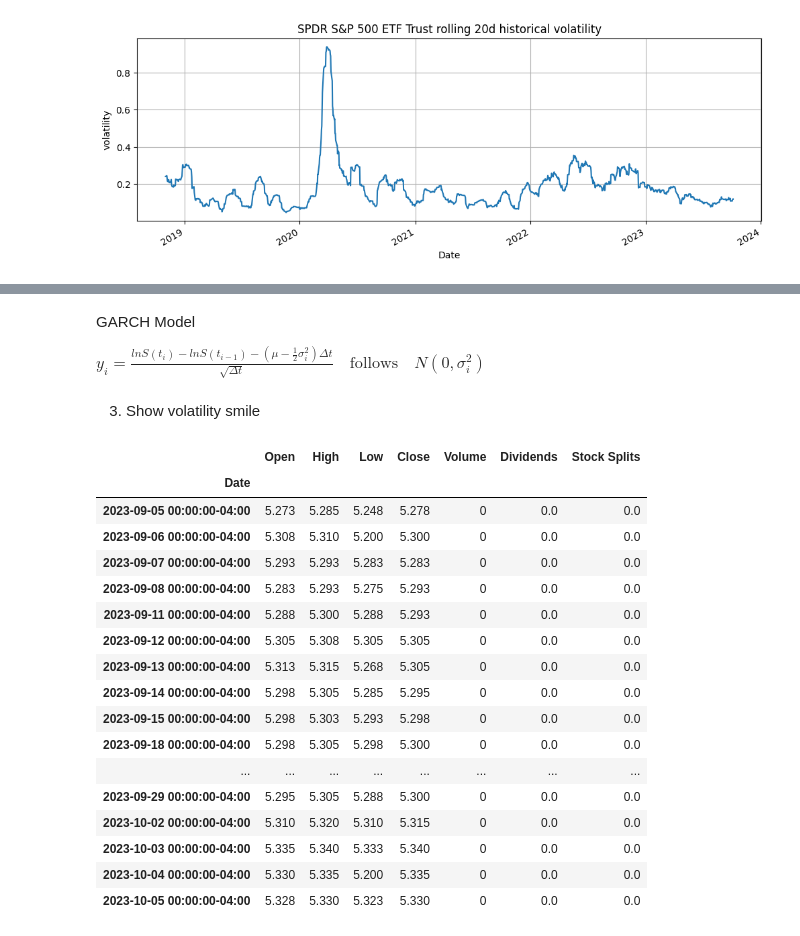
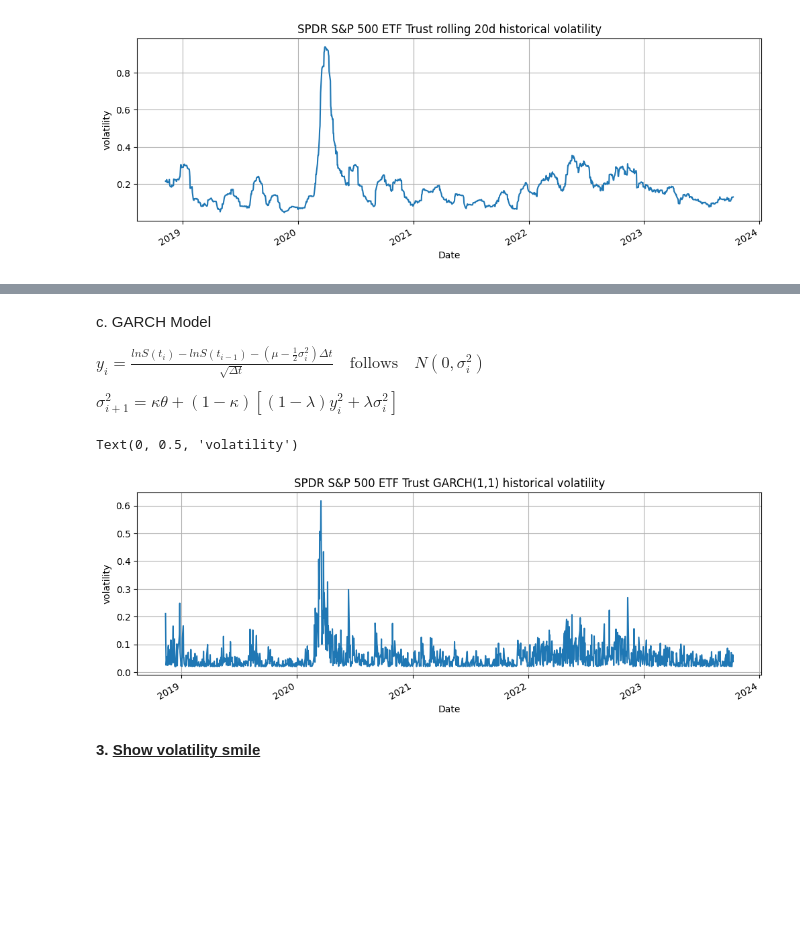
Before and after one commit to laic0022/FN6808_Derivative_Securities, a Jupyter notebook: Course_Project.ipynb, the cells around one changed output, grey strips where cells are left out. Cells and saved outputs as stored; diff of their text form; code cells hidden in the pictures; blank space fills up the shorter version.

```diff
--- a/Course_Project.ipynb
+++ b/Course_Project.ipynb
@@ -72,6 +78,26 @@ Text(0, 0.5, 'volatility')
 # %% [markdown]
-GARCH Model
+c. GARCH Model
 
 $y_i=\frac{lnS(t_i)-lnS(t_{i-1})-(\mu-\frac{1}{2}\sigma_i^2)\Delta t}{\sqrt{\Delta t}} \quad \text{follows} \quad N(0,\sigma_i^2)$
+
+$\sigma_{i+1}^2=\kappa\theta+(1-\kappa)[(1-\lambda)y_i^2+\lambda\sigma_i^2]$
+# %%
+kappa = 0.01
+theta = 0.04
+dacay = 0.9
+# %%
+#EWMA volatility model
+vol0 = y[:21].std()
+garch_vol = pd.Series(index=y.index)
+for i in range(22, len(y.index)):
+    garch_vol.iloc[i] = kappa*theta+(1-kappa)*((1-decay)*y.iloc[i-1]**2 + decay*vol0**2)
+    vol0 =  garch_vol.iloc[i]
+garch_vol = np.sqrt(garch_vol)
+# %%
+ax = garch_vol.plot(figsize=(12,4),grid=True,title=spy.info['longName']+' GARCH(1,1) historical volatility')
+ax.set_ylabel('volatility')
+# %% [output]
+Text(0, 0.5, 'volatility')
+[figure, added]
 # %% [markdown]
-3. Show volatility smile
+<b> 3. <u>Show volatility smile </u></b>
@@ -80,21 +103,0 @@ us3m_bond = yf.Ticker('^IRX')
-# %%
-us3m_bond.history(period="1mo")
-# %% [output]
-|  | Open | High | Low | Close | Volume | Dividends | Stock Splits |
-| Date |  |  |  |  |  |  |  |
-| 2023-09-05 00:00:00-04:00 | 5.273 | 5.285 | 5.248 | 5.278 | 0 | 0.0 | 0.0 |
-| 2023-09-06 00:00:00-04:00 | 5.308 | 5.310 | 5.200 | 5.300 | 0 | 0.0 | 0.0 |
-| 2023-09-07 00:00:00-04:00 | 5.293 | 5.293 | 5.283 | 5.283 | 0 | 0.0 | 0.0 |
-| 2023-09-08 00:00:00-04:00 | 5.283 | 5.293 | 5.275 | 5.293 | 0 | 0.0 | 0.0 |
-| 2023-09-11 00:00:00-04:00 | 5.288 | 5.300 | 5.288 | 5.293 | 0 | 0.0 | 0.0 |
-| 2023-09-12 00:00:00-04:00 | 5.305 | 5.308 | 5.305 | 5.305 | 0 | 0.0 | 0.0 |
-| 2023-09-13 00:00:00-04:00 | 5.313 | 5.315 | 5.268 | 5.305 | 0 | 0.0 | 0.0 |
-| 2023-09-14 00:00:00-04:00 | 5.298 | 5.305 | 5.285 | 5.295 | 0 | 0.0 | 0.0 |
-| 2023-09-15 00:00:00-04:00 | 5.298 | 5.303 | 5.293 | 5.298 | 0 | 0.0 | 0.0 |
-| 2023-09-18 00:00:00-04:00 | 5.298 | 5.305 | 5.298 | 5.300 | 0 | 0.0 | 0.0 |
-| ... | ... | ... | ... | ... | ... | ... | ... |
-| 2023-09-29 00:00:00-04:00 | 5.295 | 5.305 | 5.288 | 5.300 | 0 | 0.0 | 0.0 |
-| 2023-10-02 00:00:00-04:00 | 5.310 | 5.320 | 5.310 | 5.315 | 0 | 0.0 | 0.0 |
-| 2023-10-03 00:00:00-04:00 | 5.335 | 5.340 | 5.333 | 5.340 | 0 | 0.0 | 0.0 |
-| 2023-10-04 00:00:00-04:00 | 5.330 | 5.335 | 5.200 | 5.335 | 0 | 0.0 | 0.0 |
-| 2023-10-05 00:00:00-04:00 | 5.328 | 5.330 | 5.323 | 5.330 | 0 | 0.0 | 0.0 |
```
Also changed, not shown: parts of 28 cells of this notebook.
